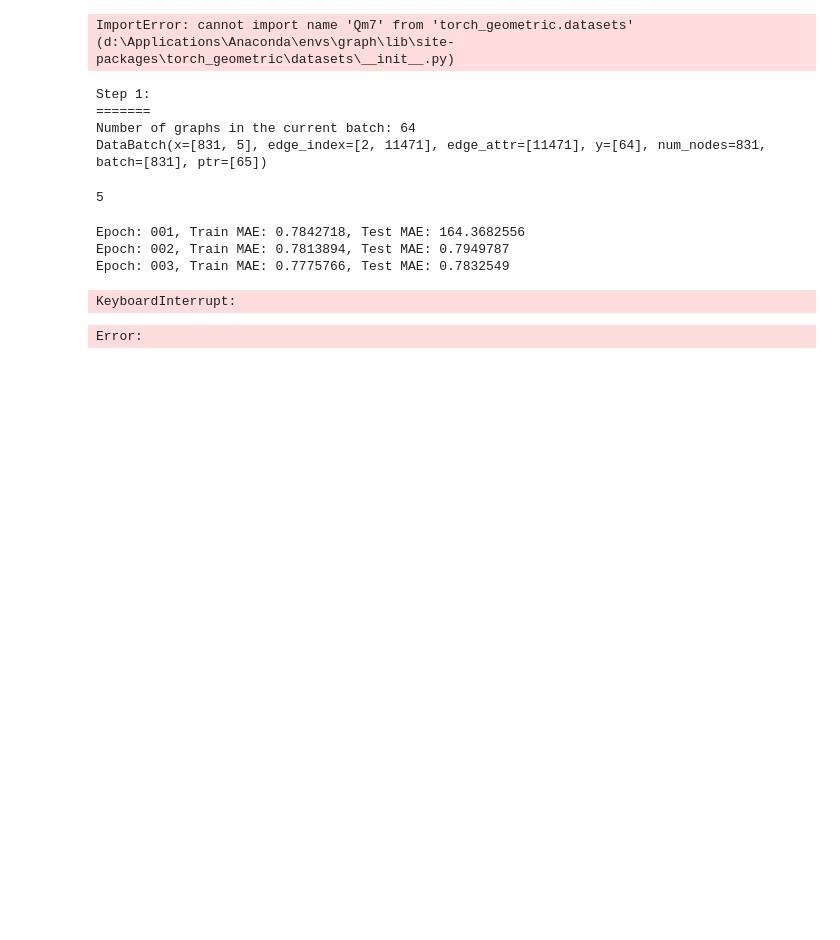
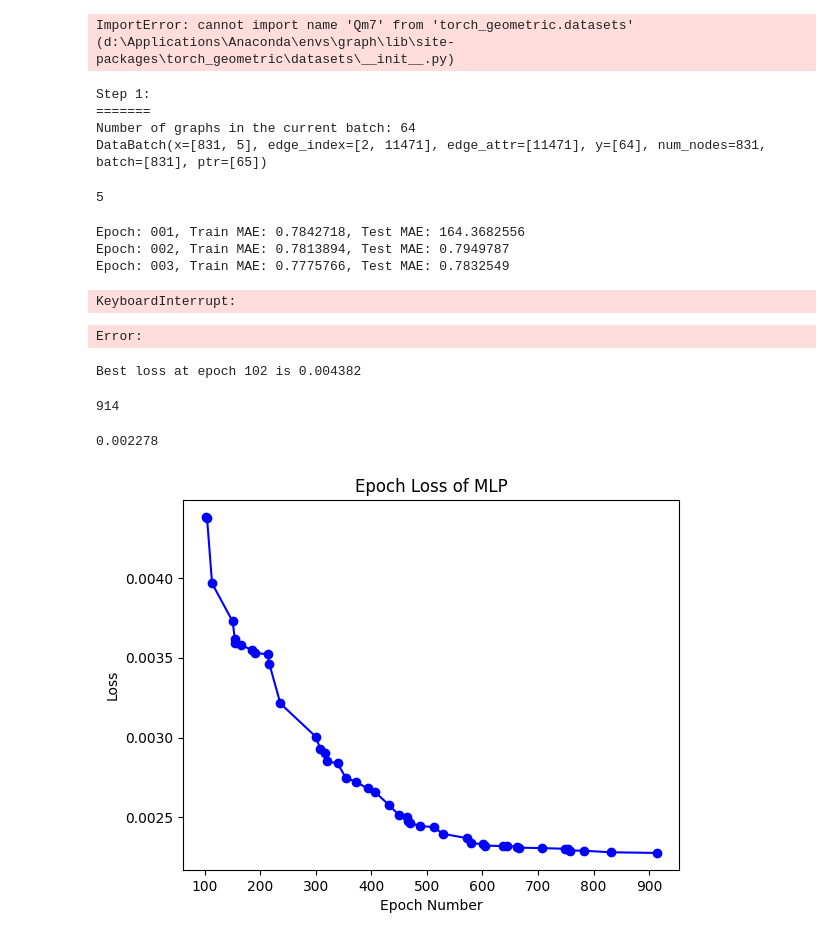
Before and after one commit to nguyenquivinhquang/atomization-energy-regression, a Jupyter notebook: notebooks/deep.ipynb, the cells around one changed output. Saved outputs shown, nothing was run; the diff lists cells and outputs as text; code cells hidden in the pictures; blank space fills up the shorter version.

```diff
--- a/notebooks/deep.ipynb
+++ b/notebooks/deep.ipynb
@@ -306,3 +306,38 @@ Epoch: 002, Train MAE: 0.7813894, Test MAE: 0.7949787
 Epoch: 003, Train MAE: 0.7775766, Test MAE: 0.7832549
 KeyboardInterrupt:
 Error:
+# %%
+f = open('./temp.txt', 'r')
+f = f.readlines()
+print(f[0])
+# %% [output]
+Best loss at epoch 102 is 0.004382
+# %%
+results = []
+epochs = []
+for line in f:
+    if 'Best loss at' not in line:
+        continue
+    results.append(float(line.split(' ')[-1]))
+    # print(line.split(' ')[-3])
+    epochs.append(int(line.split(' ')[-3]))
+# %%
+np.max(epochs)
+# %% [output]
+914
+# %%
+import numpy as np
+np.min(results)
+# %% [output]
+0.002278
+# %%
+import seaborn as sns
+import matplotlib.pyplot as plt
+
+plt.plot(epochs, results, 'b-o') # plot the data as blue lines with circles at each point
+plt.title('Epoch Loss of MLP') # set the title of the plot
+plt.xlabel('Epoch Number') # set the label for the x-axis
+plt.ylabel('Loss') # set the label for the y-axis
+plt.show() # display the plot
+# %% [output]
+[figure, added]
```
Also changed, not shown: parts of 1 cell of this notebook, 7 other files.
